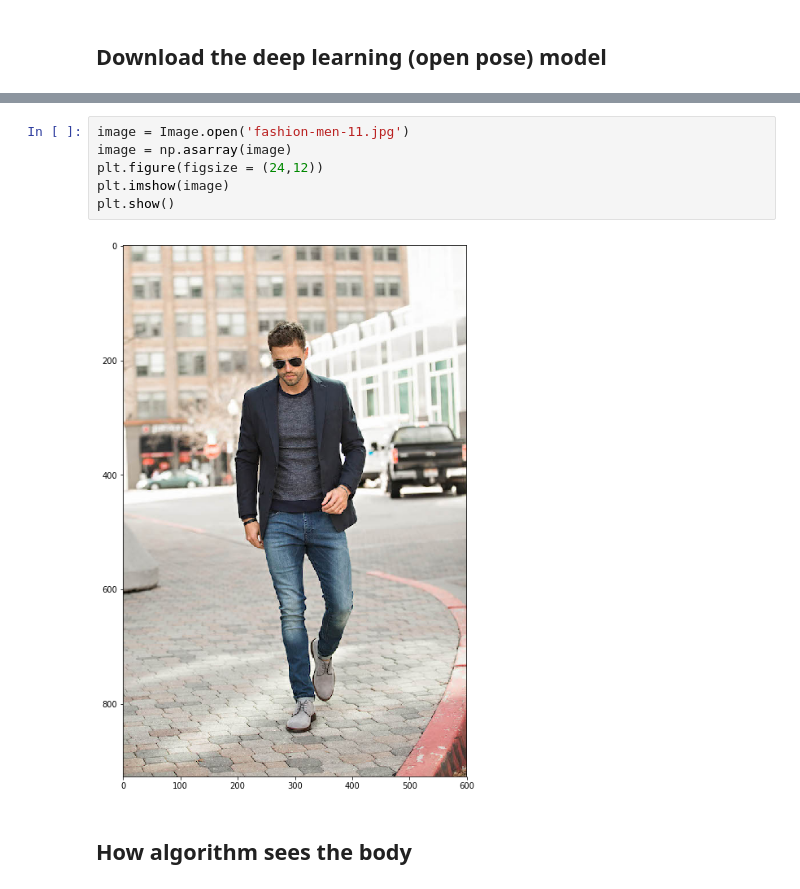
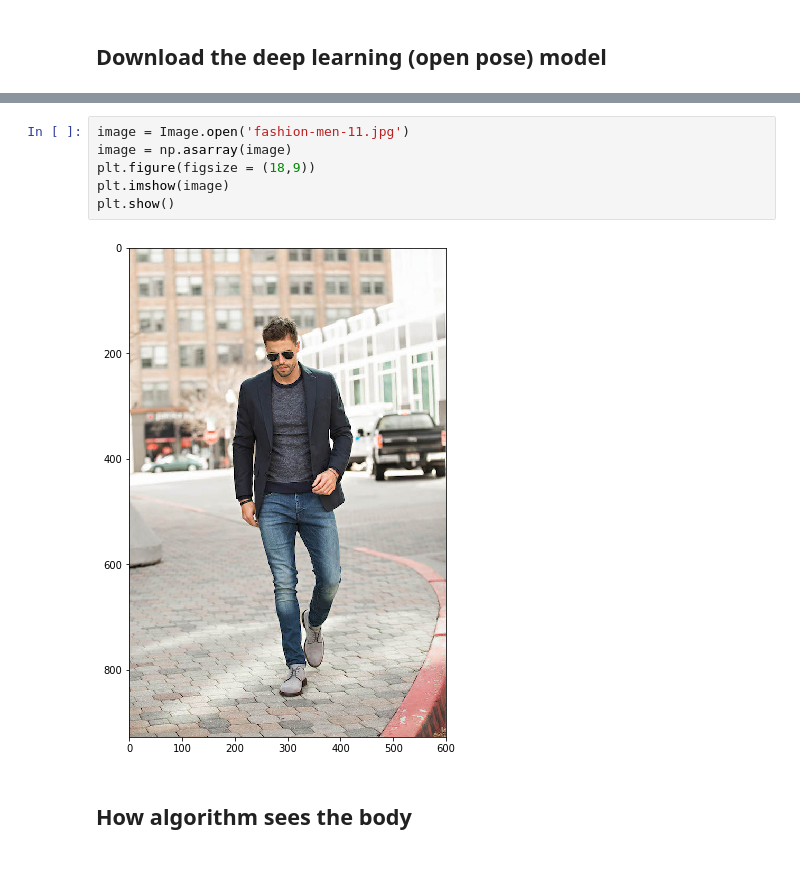
Before and after one commit to akh64bit/qconsf, a Jupyter notebook: bodycrop/crop.ipynb, the cells around one changed output, grey strips where cells are left out. Cells and saved outputs as stored; diff of their text form.

```diff
--- a/bodycrop/crop.ipynb
+++ b/bodycrop/crop.ipynb
@@ -25,11 +20,11 @@ inf = SmartBodyCrop(model_url = model_url)
 # %%
 image = Image.open('fashion-men-11.jpg')
 image = np.asarray(image)
-plt.figure(figsize = (24,12))
+plt.figure(figsize = (18,9))
 plt.imshow(image)
 plt.show()
 # %% [output]
-[figure, old version]
+[figure, new version]
 # %% [markdown]
 ## How algorithm sees the body
 # %%
```
Also changed, not shown: parts of 23 cells of this notebook, 4 other files.
